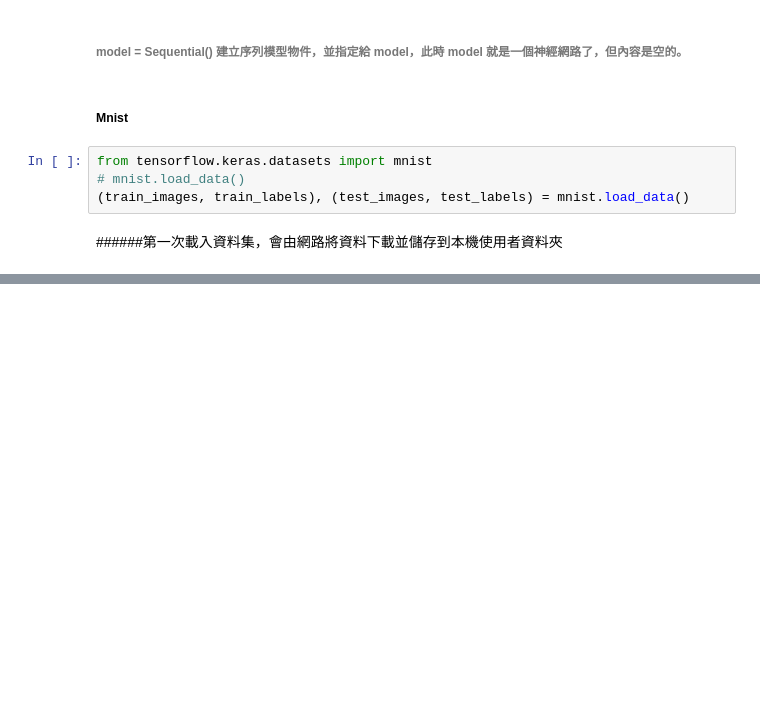
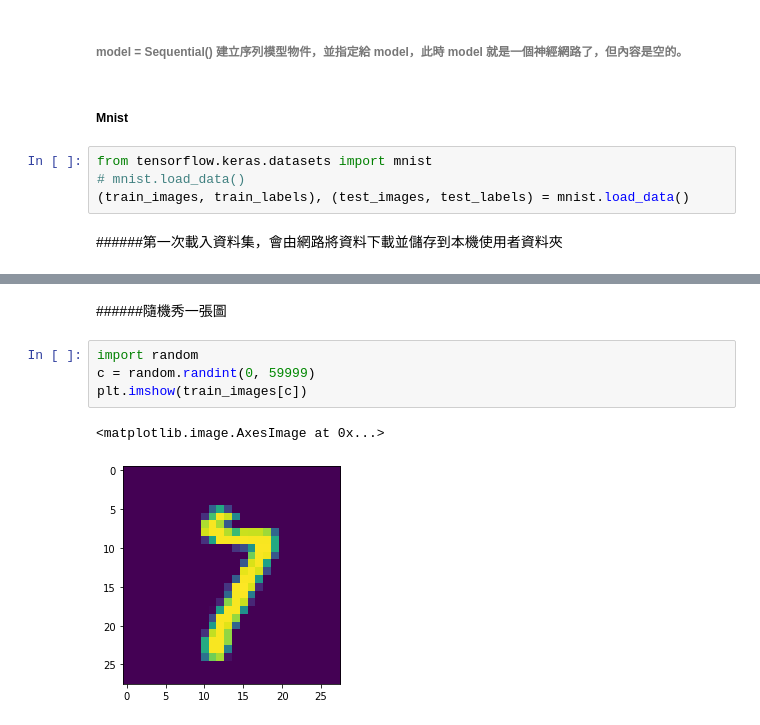
Before and after one commit to Whaleman0423/-Python-book-practice, a Jupyter notebook: tfKs_ch1_初探Keras20211020.ipynb, the cells around one changed output, grey strips where cells are left out. Cells and saved outputs as stored; diff of their text form; blank space fills up the shorter version.

```diff
--- a/tfKs_ch1_初探Keras20211020.ipynb
+++ b/tfKs_ch1_初探Keras20211020.ipynb
@@ -26,0 +51,9 @@ from tensorflow.keras.datasets import mnist
+# %% [markdown]
+######隨機秀一張圖
+# %%
+import random
+c = random.randint(0, 59999)
+plt.imshow(train_images[c])
+# %% [output]
+<matplotlib.image.AxesImage at 0x...>
+[figure, added]
```
Also changed, not shown: parts of 12 cells of this notebook.
